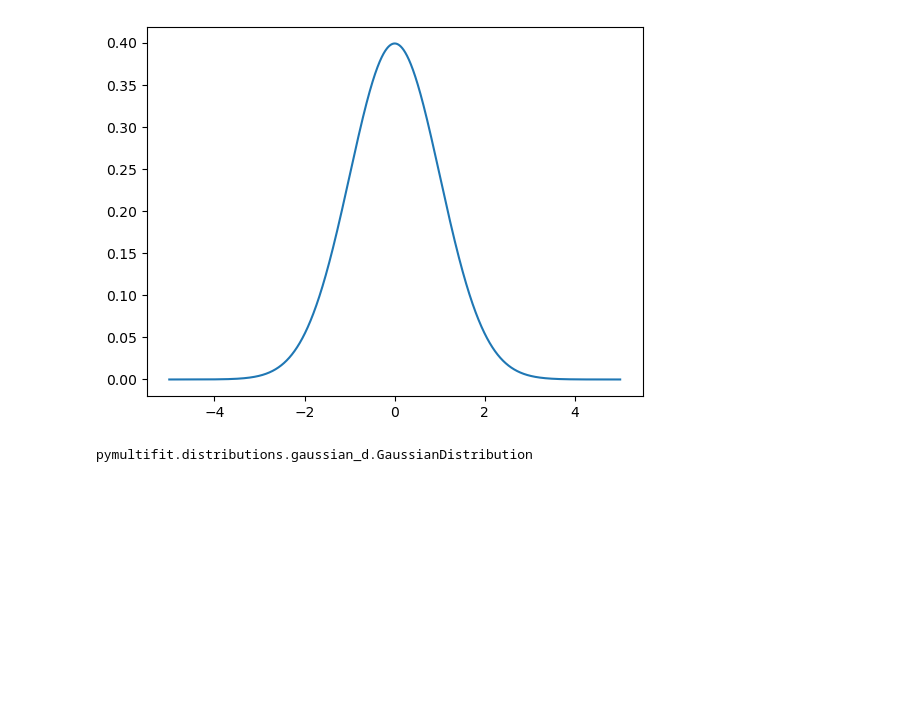
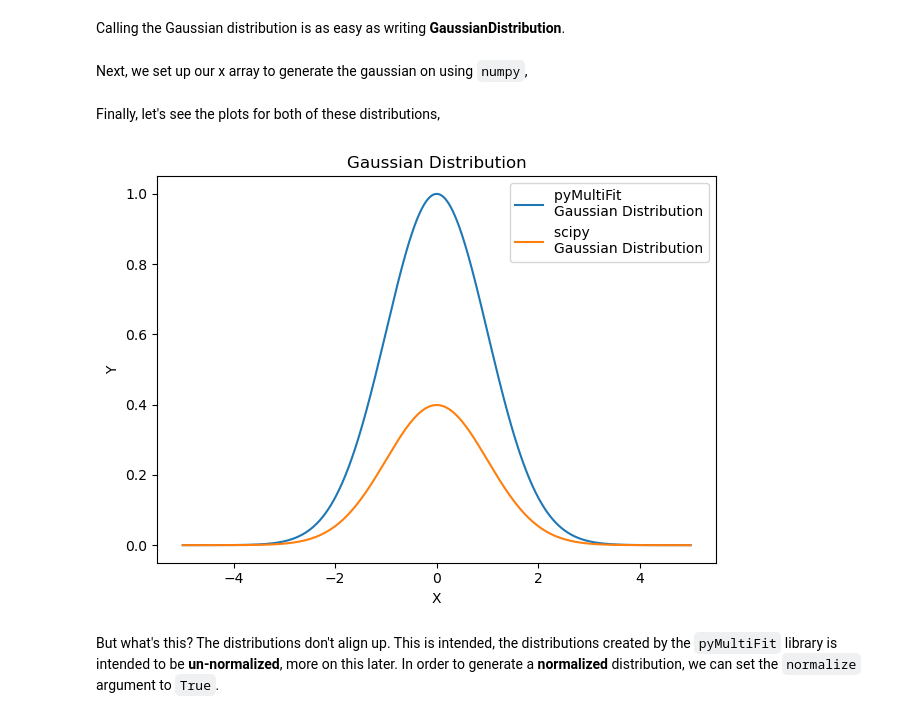
Before and after one commit to syedalimohsinbukhari/pyMultiFit, a Jupyter notebook: tuts/generating_data.ipynb, the cells around one changed output. Cells and saved outputs as stored; diff of their text form; code cells hidden in the pictures; blank space fills up the shorter version.

```diff
--- a/tuts/generating_data.ipynb
+++ b/tuts/generating_data.ipynb
@@ -9,14 +8,30 @@ from pymultifit.distributions import GaussianDistribution
+# %% [markdown]
+Calling the Gaussian distribution is as easy as writing **GaussianDistribution**.
 # %%
-gdist = GaussianDistribution(normalize=False)
+gdist1 = GaussianDistribution()
+gdist2 = norm()
+# %% [markdown]
+Next, we set up our x array to generate the gaussian on using `numpy`,
 # %%
+import numpy as np
+
 x = np.linspace(-5, 5, 10_000)
-y = gdist.pdf(x)
+y1 = gdist1.pdf(x)
+y2 = gdist2.pdf(x)
+# %% [markdown]
+Finally, let's see the plots for both of these distributions,
 # %%
-plt.plot(x, y)
+import matplotlib.pyplot as plt
+
+plt.plot(x, y1, label='pyMultiFit \nGaussian Distribution')
+plt.plot(x, y2, label='scipy \nGaussian Distribution')
+plt.xlabel('X')
+plt.ylabel('Y')
+plt.title('Gaussian Distribution')
+plt.legend()
+plt.tight_layout()
 plt.show()
 # %% [output]
-[figure, old version]
+[figure, new version]
-# %%
-GaussianDistribution
-# %% [output]
-pymultifit.distributions.gaussian_d.GaussianDistribution
+# %% [markdown]
+But what's this? The distributions don't align up. This is intended, the distributions created by the ``pyMultiFit`` library is intended to be **un-normalized**, more on this later. In order to generate a **normalized** distribution, we can set the `normalize` argument to `True`.
```
Also changed, not shown: parts of 6 cells of this notebook, 5 other files.
